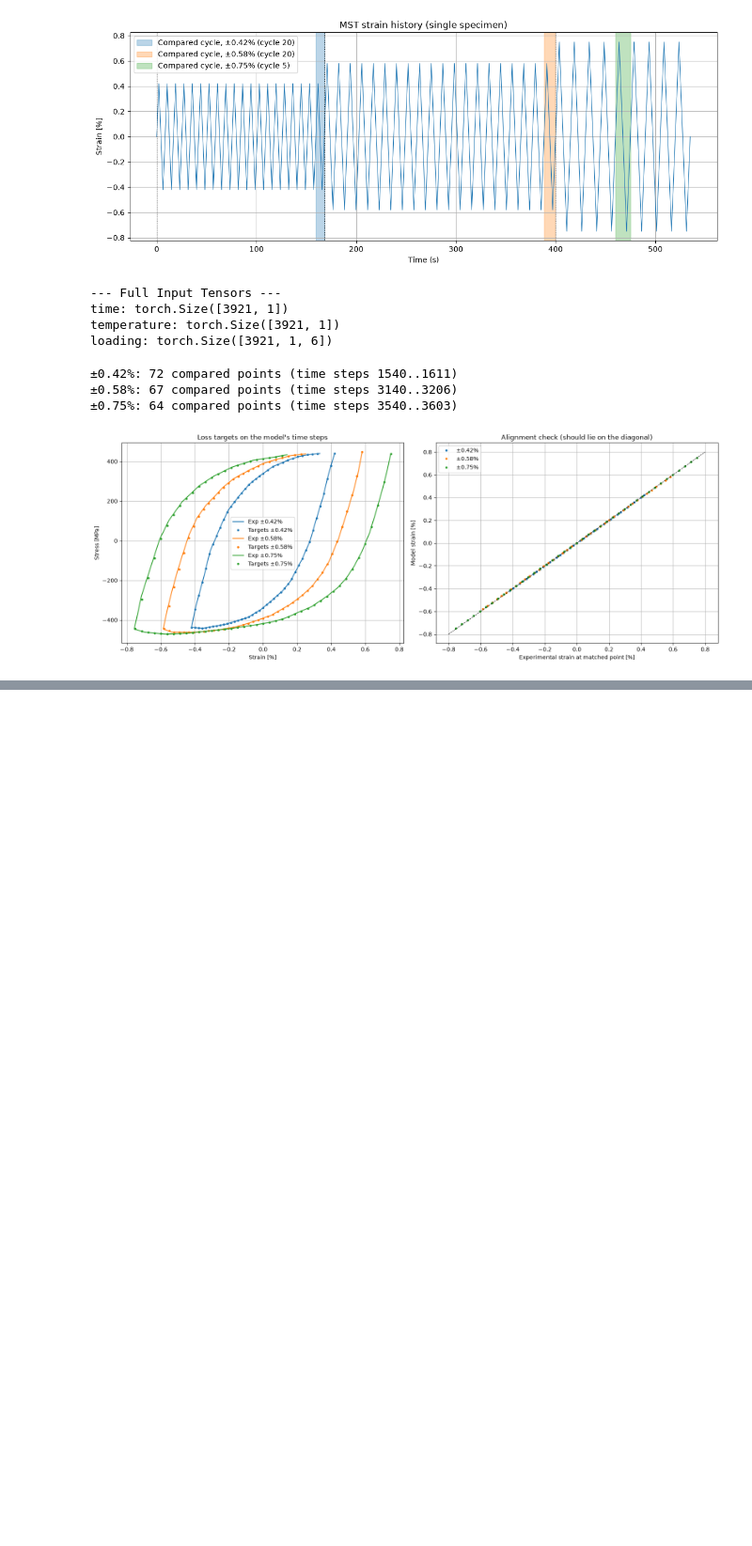
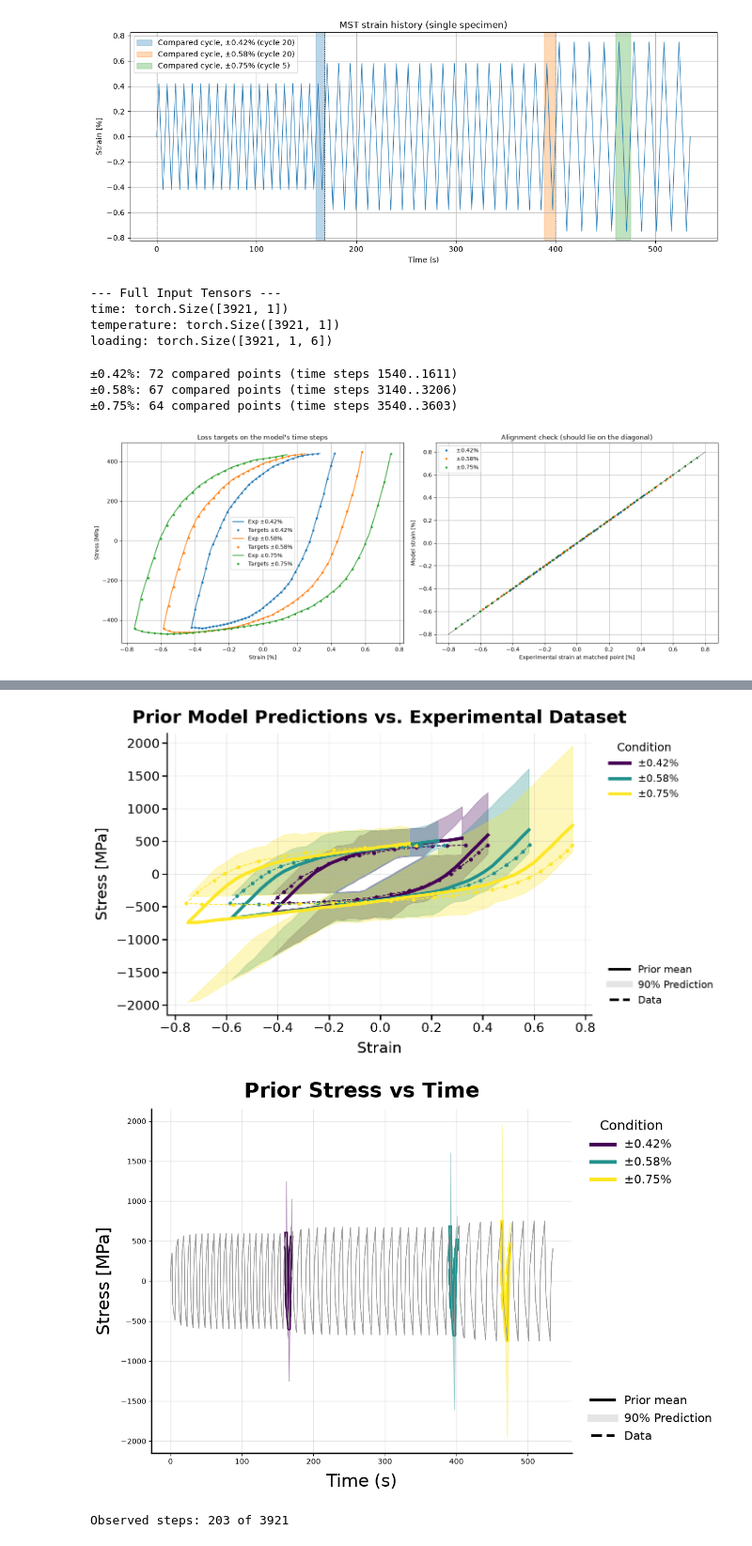
Before and after one commit to ColinMG2/neml2, a Jupyter notebook: cmg_projects/cyclic_optimization/tungsten_statistical.ipynb, the cells around one changed output, grey strips where cells are left out. Shown at 94% size. Cells and saved outputs as stored; diff of their text form; code cells hidden in the pictures; blank space fills up the shorter version.

```diff
--- a/cmg_projects/cyclic_optimization/tungsten_statistical.ipynb
+++ b/cmg_projects/cyclic_optimization/tungsten_statistical.ipynb
@@ -514,7 +513,7 @@ hsmodel = stochastic.HierarchicalStatisticalModel(
     model, mapper, torch.tensor(prior_noise_scale, device=device)
 )
 # %%
-nreps = 50
+nreps = 10
 predict = Predictive(hsmodel, num_samples=nreps)
 with torch.no_grad():
     untrained = predict(loading, time, temperature)["obs"]
@@ -558,8 +557,8 @@ cond_handles = [
     for j, amp in enumerate(amp_labels)
 ]
 style_handles = [
-    Line2D([0], [0], color="0.8", lw=1, label="Model, full history"),
-    Line2D([0], [0], color="k", lw=4, label="Model"),
+    Line2D([0], [0], color="k", lw=4, label="Prior mean"),
+    Line2D([], [], color="0.8", alpha=0.5, lw=10, label="90% Prediction"),
     Line2D([0], [0], color="k", lw=4, ls="--", label="Data"),
 ]
 leg_cond = ax.legend(
@@ -580,8 +579,8 @@ ax.legend(
     frameon=False,
 )
 
-ax.set_xlabel("Strain [%]")
-ax.set_ylabel("Stress [MPa]")
+ax.set_xlabel("Strain [%]", fontsize=24, labelpad=10)
+ax.set_ylabel("Stress [MPa]", fontsize=24, labelpad=10)
 ax.set_title(
     "Prior Model Predictions vs. Experimental Dataset", fontsize=28, fontweight="bold", pad=16
 )
@@ -594,37 +593,77 @@ for spine in ("left", "bottom"):
 
 t = time_history.cpu().numpy()
 fig, ax1 = plt.subplots(figsize=(12, 8))
-ax1.plot(t, stress[:, 0, 0].numpy(), color="0.6", lw=0.8)
 for j, label in enumerate(amp_labels):
     idx = compare_idx[j].cpu()
-    ax1.plot(t[idx], stress[idx, 0, 0].numpy(), color=color[j], lw=5)
+    prior_loop_stress = untrained[:, compare_idx[j], 0, 0]
+    lo, hi = torch.quantile(prior_loop_stress, torch.tensor([0.05, 0.95], device=device), dim=0)
+    ax1.plot(t[idx], prior_loop_stress.mean(dim=0).detach().cpu().numpy(), color=color[j], lw=5)
+    ax1.fill_between(t[idx], lo.cpu().numpy(), hi.cpu().numpy(), color=color[j], alpha=0.3)
     ax1.plot(t[idx], targets[j].cpu().numpy(), "--", color=color[j], lw=6)
+    ax1.plot(t, untrained[:, :, 0, 0].mean(dim=0).cpu().numpy(), color="0.6", lw=0.8)
 leg_cond = ax1.legend(
     handles=cond_handles,
     loc="upper left",
     bbox_to_anchor=(1.02, 1.0),
     fontsize=16,
     title="Condition",
     title_fontsize=18,
     frameon=False,
 )
 ax1.add_artist(leg_cond)
 ax1.legend(
     handles=style_handles,
     loc="lower left",
     bbox_to_anchor=(1.02, 0.0),
     fontsize=16,
     frameon=False,
 )
-ax1.set_xlabel("Time (s)")
-ax1.set_ylabel("Stress [MPa]")
+ax1.set_xlabel("Time (s)", fontsize=24, labelpad=10)
+ax1.set_ylabel("Stress [MPa]", fontsize=24, labelpad=10)
 ax1.set_title("Prior Stress vs Time", fontsize=28, fontweight="bold", pad=16)
+ax1.tick_params(axis="both", which="major", labelsize=20, width=2, length=8)
 ax.set_xlabel("Strain", fontsize=24, labelpad=10)
 ax.set_ylabel("Stress [MPa]", fontsize=24, labelpad=10)
 ax1.grid(True, alpha=0.3, lw=1)
 for spine in ("top", "right"):
     ax1.spines[spine].set_visible(False)
 for spine in ("left", "bottom"):
     ax1.spines[spine].set_linewidth(2)
 plt.tight_layout()
 plt.show()
+# %% [output]
+[figure, added]
+[figure, added]
+# %%
+from pyro.poutine.messenger import Messenger
+
+
+class ObsSiteMask(Messenger):
+    """Mask (and optionally weight) only the likelihood site, so unobserved time steps don't
+    count. Unlike pyro.poutine.mask, the parameter priors are left untouched."""
+
+    def __init__(self, mask, scale=None, site="obs"):
+        super().__init__()
+        self.mask, self.scale, self.site = mask, scale, site
+
+    def _process_message(self, msg):
+        if msg["name"] != self.site:
+            return
+        msg["mask"] = self.mask if msg["mask"] is None else msg["mask"] & self.mask
+        if self.scale is not None:
+            msg["scale"] = self.scale * msg["scale"]
+
+
+# Full-length observation tensor: digitized loop stress at the compared steps, 0 elsewhere
+# (the filler value never enters the likelihood because those steps are masked out).
+obs_stress = torch.zeros(ntime, nbatch, 1, device=device)
+obs_mask = torch.zeros(ntime, nbatch, dtype=torch.bool, device=device)
+obs_weight = torch.zeros(ntime, nbatch, device=device)
+for j in range(len(amp_labels)):
+    obs_stress[compare_idx[j], 0, 0] = targets[j]
+    obs_mask[compare_idx[j], 0] = True
+    obs_weight[compare_idx[j], 0] = loss_weights[j]
+
+print(f"Observed steps: {int(obs_mask.sum())} of {ntime}")
+# %% [output]
+Observed steps: 203 of 3921
```
Also changed, not shown: parts of 8 cells of this notebook, 1 other file.
